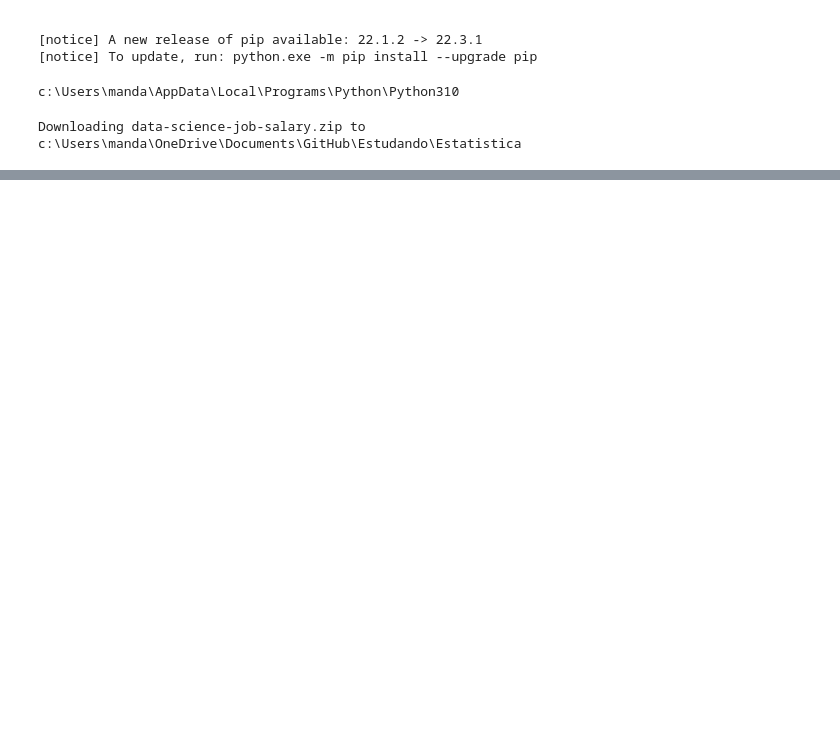
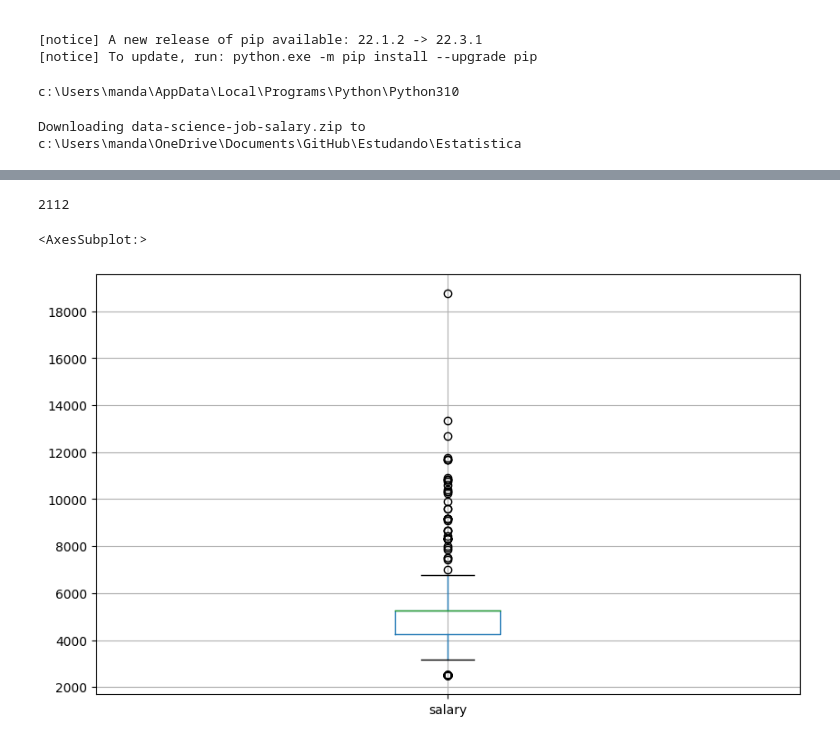
Before and after one commit to kauebr/Estudando, a Jupyter notebook: Estatistica/Criando e analisando um BOXPLOT.ipynb, the cells around one changed output, grey strips where cells are left out. Drawn from its saved outputs; the diff is of its cells as text; code cells hidden in the pictures; blank space fills up the shorter version.

```diff
--- a/Estatistica/Criando e analisando um BOXPLOT.ipynb
+++ b/Estatistica/Criando e analisando um BOXPLOT.ipynb
@@ -53,0 +137,6 @@ Downloading data-science-job-salary.zip to c:\Users\manda\OneDrive\Documents\Git
+# %%
+# Vou mudar a nossa característica de ano para mês
+
+df['salary'] = (df['salary']/12).round(0)
+df['salary'] = df['salary'].astype(int)
+df.head(5)
@@ -53,0 +150,10 @@ Downloading data-science-job-salary.zip to c:\Users\manda\OneDrive\Documents\Git
+# %%
+desvio = int(math.sqrt(stats.variance(df['salary'])))
+desvio # Quanto maior o desvio maior a heterogeneidade dos dados
+# %% [output]
+2112
+# %%
+df.boxplot(column='salary', figsize=(10,6))
+# %% [output]
+<AxesSubplot:>
+[figure, added]
```
Also changed, not shown: parts of 21 cells of this notebook, 1 other file.
